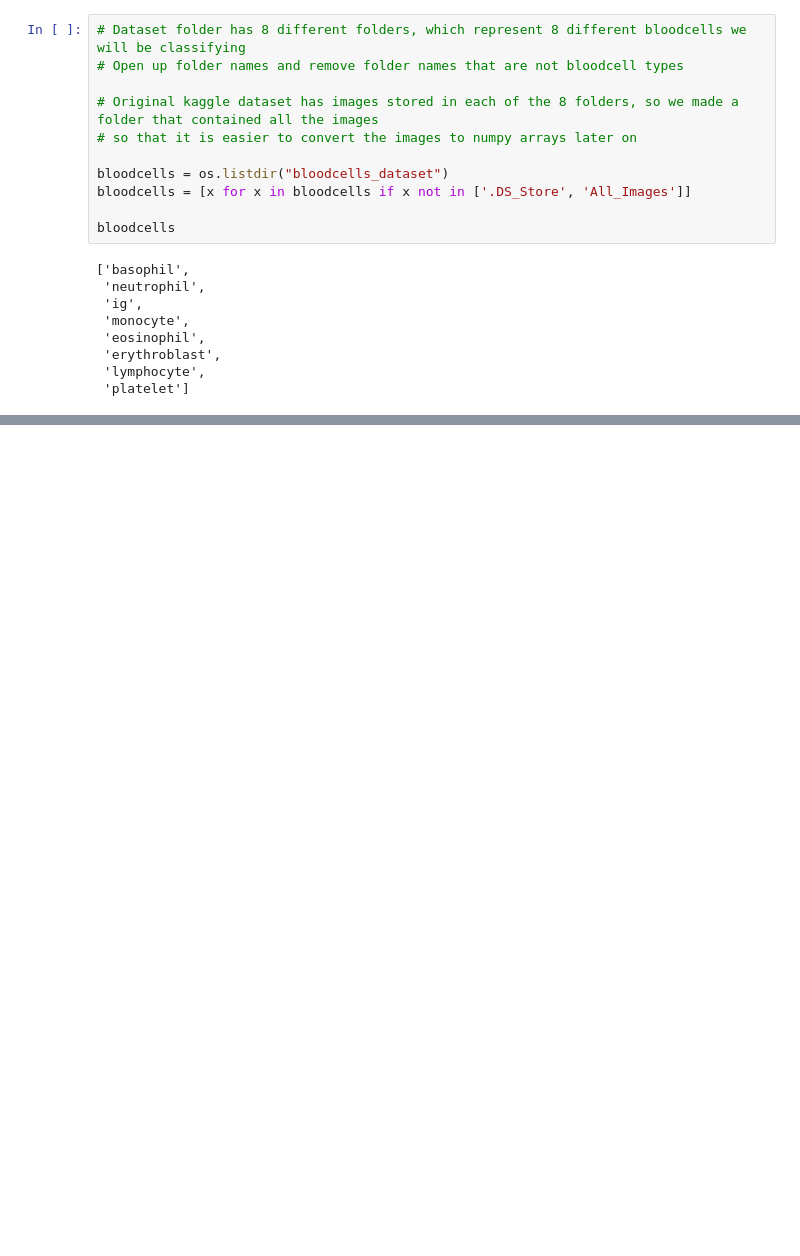
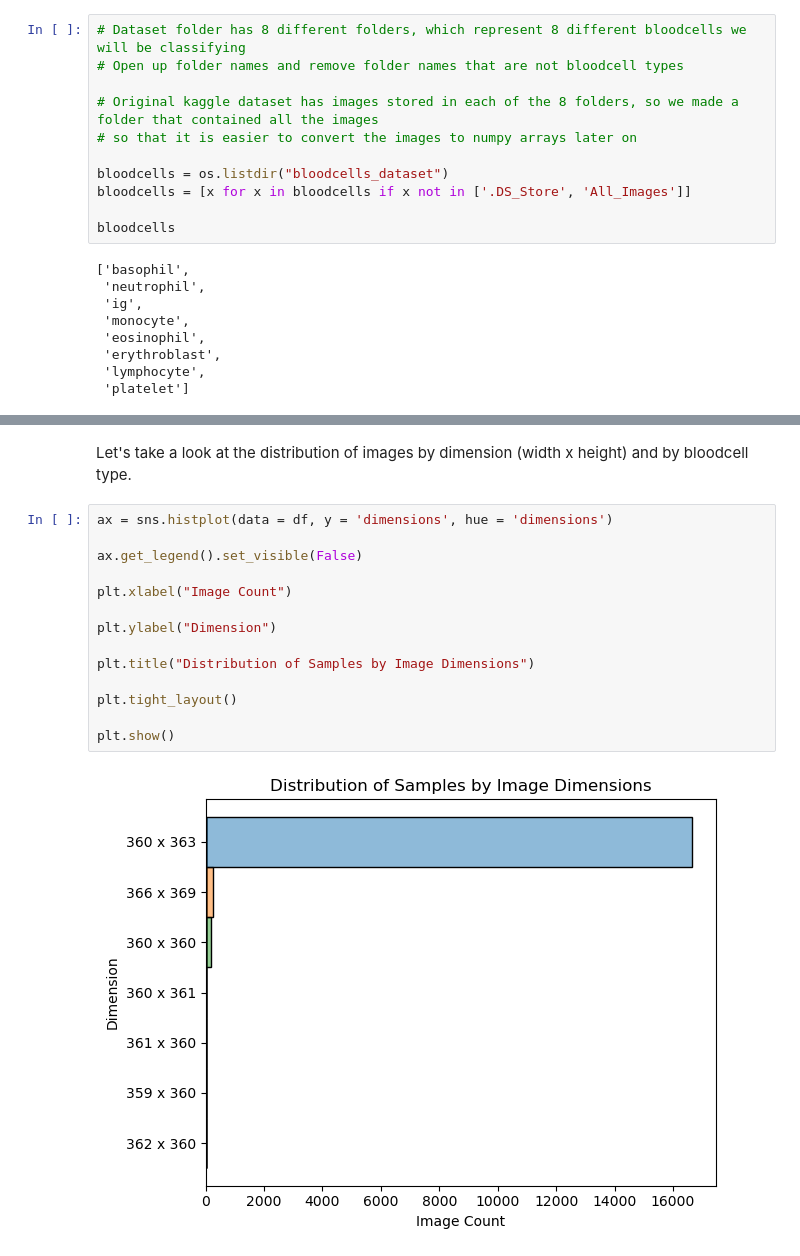
Before and after one commit to amayjain/Bloodcells, a Jupyter notebook: Baby.ipynb, the cells around one changed output, grey strips where cells are left out. Cells and saved outputs as stored; diff of their text form; blank space fills up the shorter version.

```diff
--- a/Baby.ipynb
+++ b/Baby.ipynb
@@ -118,0 +153,18 @@ df
+# %% [markdown]
+Let's take a look at the distribution of images by dimension (width x height) and by bloodcell type.
+# %%
+ax = sns.histplot(data = df, y = 'dimensions', hue = 'dimensions')
+
+ax.get_legend().set_visible(False)
+
+plt.xlabel("Image Count")
+
+plt.ylabel("Dimension")
+
+plt.title("Distribution of Samples by Image Dimensions")
+
+plt.tight_layout()
+
+plt.show()
+# %% [output]
+[figure, added]
```
Also changed, not shown: parts of 24 cells of this notebook.
